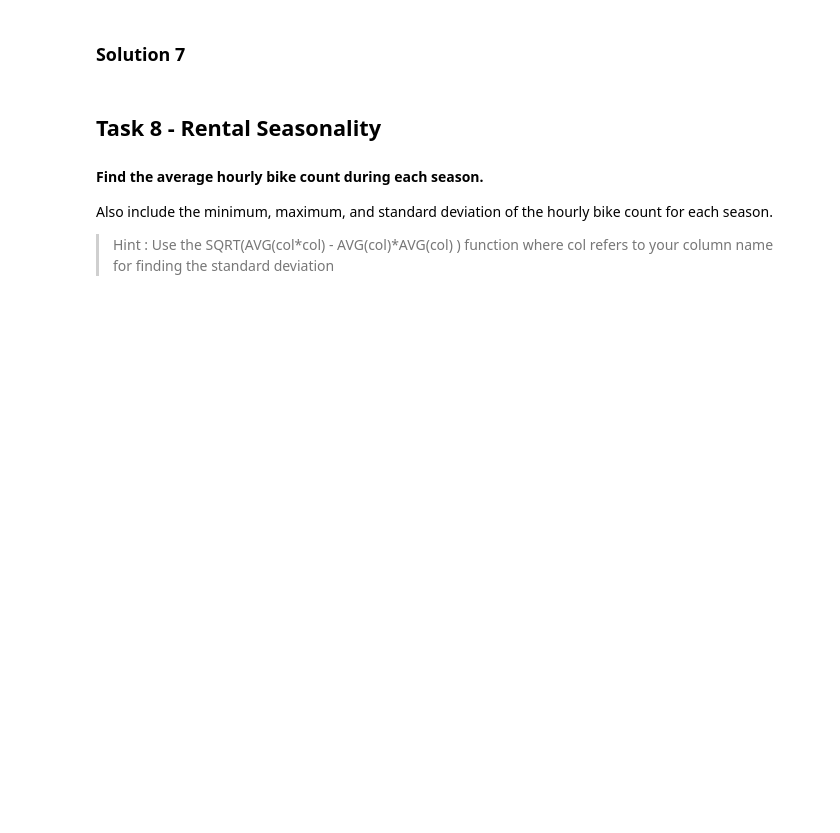
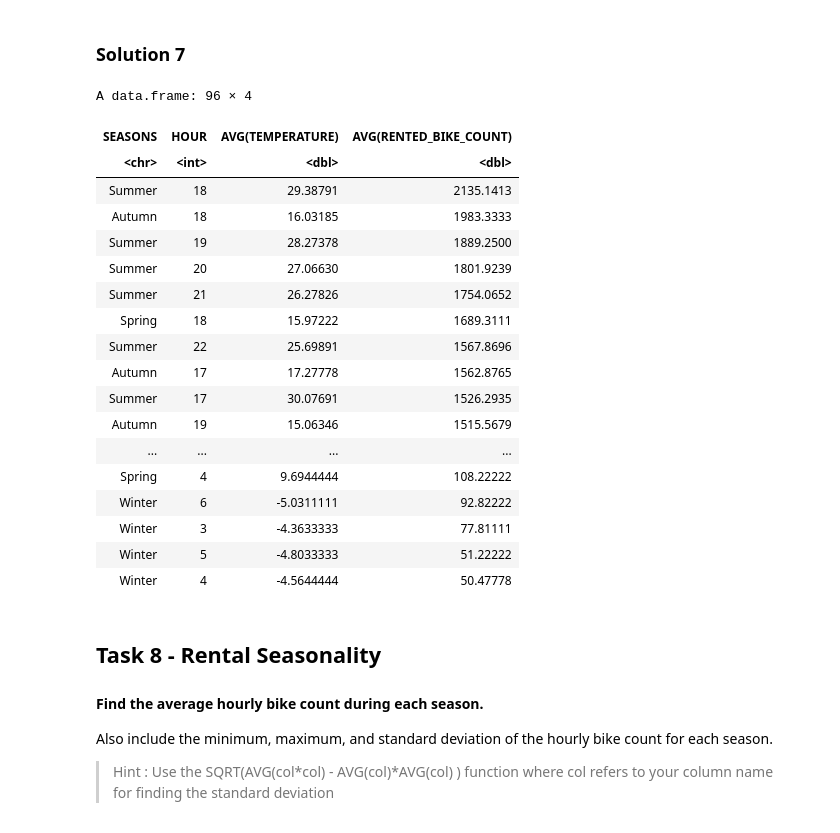
Before and after one commit to hublun/Bayesian_Aggregation_Average_Data, a Jupyter notebook: coursera/Capstone/Lab-SQL-EDA_SQlite.ipynb, the cells around one changed output. Drawn from its saved outputs; the diff is of its cells as text; code cells hidden in the pictures; blank space fills up the shorter version.

```diff
--- a/coursera/Capstone/Lab-SQL-EDA_SQlite.ipynb
+++ b/coursera/Capstone/Lab-SQL-EDA_SQlite.ipynb
@@ -190,3 +282,26 @@ Recall that the records in the CITIES_WEATHER_FORECAST dataset are 3 hours apart
+# %%
+# provide your solution here
+dbGetQuery(conn, 'SELECT SEASONS, HOUR, AVG(TEMPERATURE), AVG(RENTED_BIKE_COUNT) FROM SEOUL_BIKE_SHARING GROUP BY SEASONS, HOUR ORDER BY 4 DESC')
+# %% [output]
+A data.frame: 96 × 4
+| SEASONS | HOUR | AVG(TEMPERATURE) | AVG(RENTED_BIKE_COUNT) |
+| <chr> | <int> | <dbl> | <dbl> |
+| Summer | 18 | 29.38791 | 2135.1413 |
+| Autumn | 18 | 16.03185 | 1983.3333 |
+| Summer | 19 | 28.27378 | 1889.2500 |
+| Summer | 20 | 27.06630 | 1801.9239 |
+| Summer | 21 | 26.27826 | 1754.0652 |
+| Spring | 18 | 15.97222 | 1689.3111 |
+| Summer | 22 | 25.69891 | 1567.8696 |
+| Autumn | 17 | 17.27778 | 1562.8765 |
+| Summer | 17 | 30.07691 | 1526.2935 |
+| Autumn | 19 | 15.06346 | 1515.5679 |
+| ... | ... | ... | ... |
+| Spring | 4 | 9.6944444 | 108.22222 |
+| Winter | 6 | -5.0311111 | 92.82222 |
+| Winter | 3 | -4.3633333 | 77.81111 |
+| Winter | 5 | -4.8033333 | 51.22222 |
+| Winter | 4 | -4.5644444 | 50.47778 |
 # %% [markdown]
 ## Task 8 - Rental Seasonality
 #### Find the average hourly bike count during each season.
```
Also changed, not shown: parts of 12 cells of this notebook, 1 other file.
